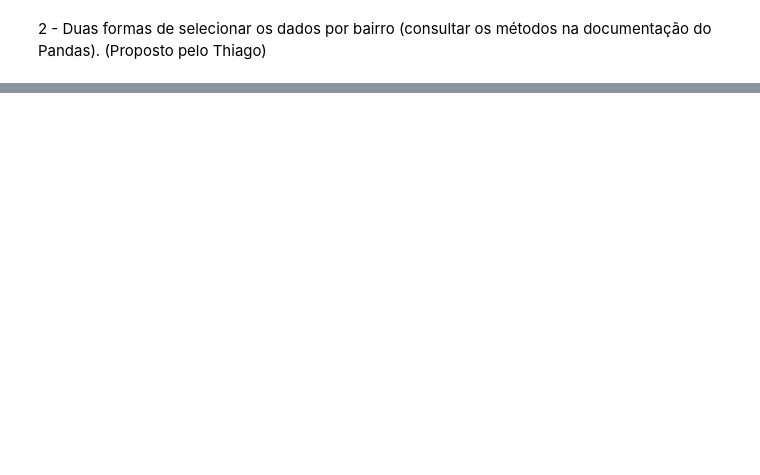
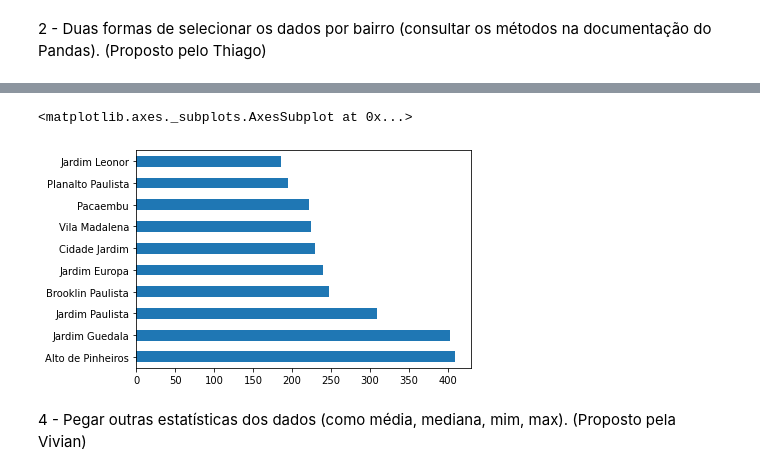
Before and after one commit to DavidEsly/imersao_dados_04_desafios, a Jupyter notebook: Imersao_dados_4_base_sao_paulo.ipynb, the cells around one changed output, grey strips where cells are left out. Cells and saved outputs as stored; diff of their text form; code cells hidden in the pictures; blank space fills up the shorter version.

```diff
--- a/Imersao_dados_4_base_sao_paulo.ipynb
+++ b/Imersao_dados_4_base_sao_paulo.ipynb
@@ -22,0 +86,7 @@ for bar in lista_bairros:
+# %%
+num_imoveis_p_bairro.head(10).plot.barh()
+# %% [output]
+<matplotlib.axes._subplots.AxesSubplot at 0x...>
+[figure, added]
+# %% [markdown]
+4 - Pegar outras estatísticas dos dados (como média, mediana, mim, max). (Proposto pela Vivian)
```
Also changed, not shown: parts of 13 cells of this notebook.
